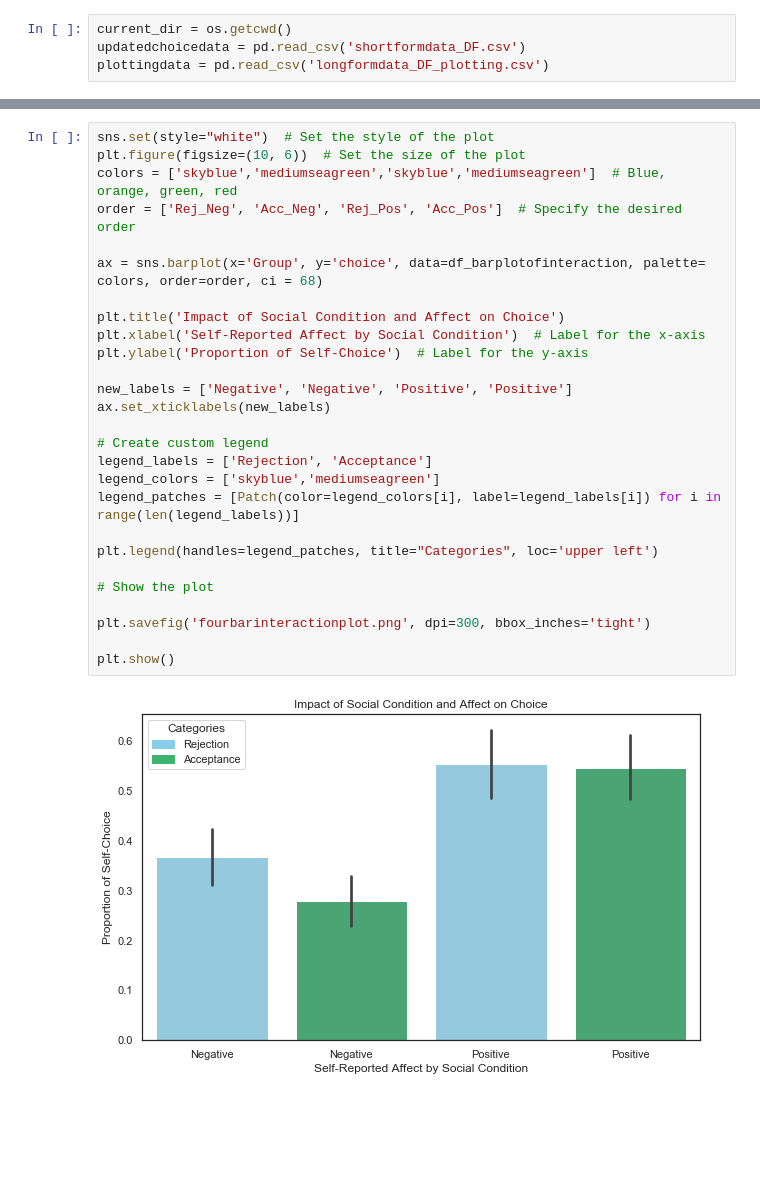
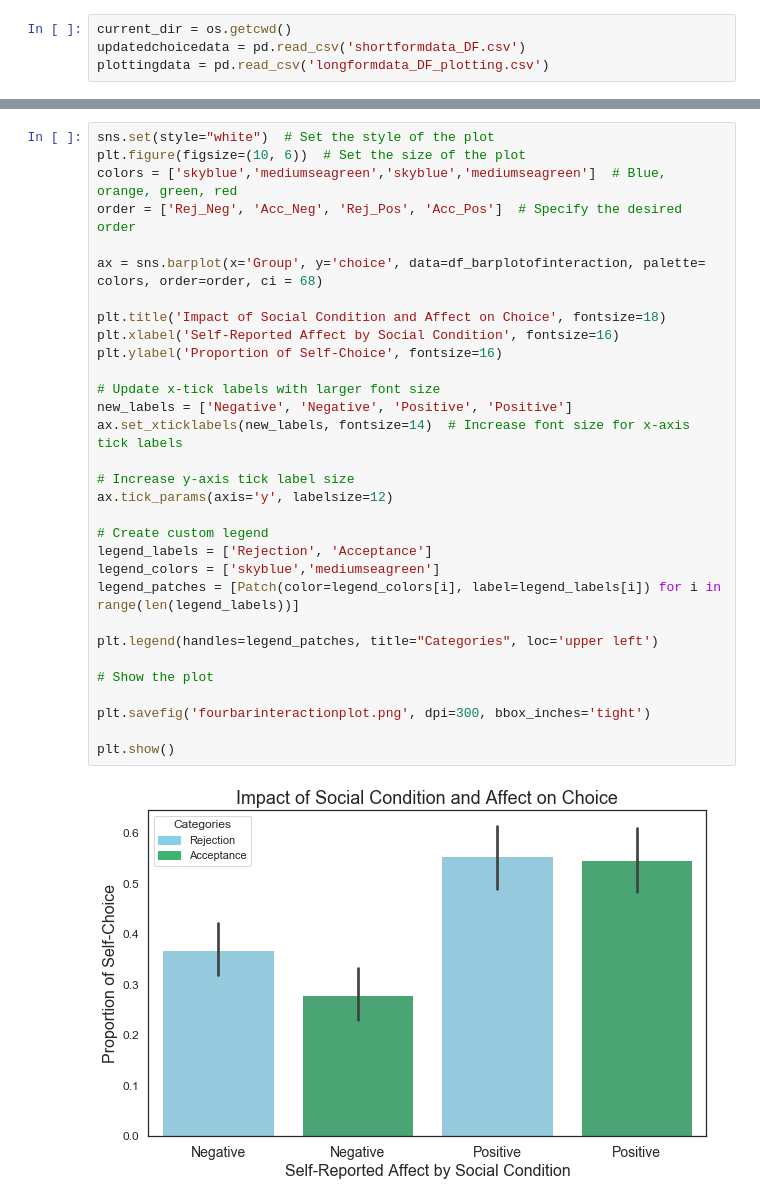
Before and after one commit to fareri-lab/Rejection_Choice, a Jupyter notebook: fourbarplotofinteraction.ipynb, the cells around one changed output, grey strips where cells are left out. Saved outputs shown, nothing was run; the diff lists cells and outputs as text; blank space fills up the shorter version.

```diff
--- a/fourbarplotofinteraction.ipynb
+++ b/fourbarplotofinteraction.ipynb
@@ -154,29 +152,33 @@ print(df_barplotofinteraction)
 # %%
 sns.set(style="white")  # Set the style of the plot
 plt.figure(figsize=(10, 6))  # Set the size of the plot
 colors = ['skyblue','mediumseagreen','skyblue','mediumseagreen']  # Blue, orange, green, red
 order = ['Rej_Neg', 'Acc_Neg', 'Rej_Pos', 'Acc_Pos']  # Specify the desired order
 
 ax = sns.barplot(x='Group', y='choice', data=df_barplotofinteraction, palette= colors, order=order, ci = 68)
 
-plt.title('Impact of Social Condition and Affect on Choice')
-plt.xlabel('Self-Reported Affect by Social Condition')  # Label for the x-axis
-plt.ylabel('Proportion of Self-Choice')  # Label for the y-axis
+plt.title('Impact of Social Condition and Affect on Choice', fontsize=18)
+plt.xlabel('Self-Reported Affect by Social Condition', fontsize=16)
+plt.ylabel('Proportion of Self-Choice', fontsize=16)
 
+# Update x-tick labels with larger font size
 new_labels = ['Negative', 'Negative', 'Positive', 'Positive']
-ax.set_xticklabels(new_labels)
+ax.set_xticklabels(new_labels, fontsize=14)  # Increase font size for x-axis tick labels
+
+# Increase y-axis tick label size
+ax.tick_params(axis='y', labelsize=12)
 
 # Create custom legend
 legend_labels = ['Rejection', 'Acceptance']
 legend_colors = ['skyblue','mediumseagreen']
 legend_patches = [Patch(color=legend_colors[i], label=legend_labels[i]) for i in range(len(legend_labels))]
 
 plt.legend(handles=legend_patches, title="Categories", loc='upper left')
 
 # Show the plot
 
 plt.savefig('fourbarinteractionplot.png', dpi=300, bbox_inches='tight')
 
 plt.show()
 # %% [output]
-[figure, old version]
+[figure, new version]
```
Also changed, not shown: parts of 4 cells of this notebook, 20 other files.
